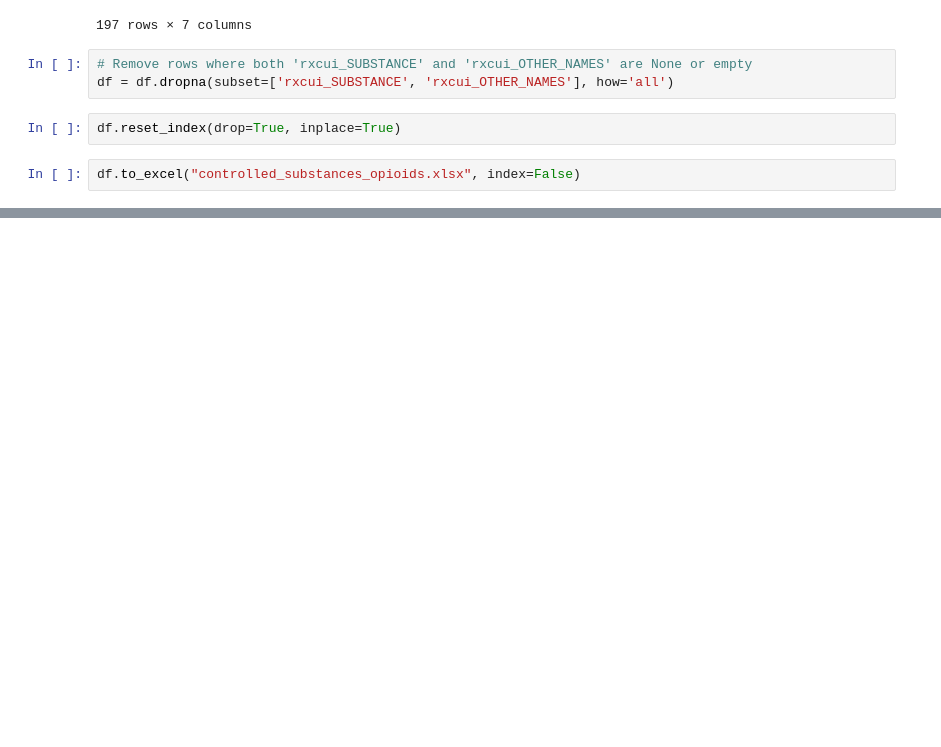
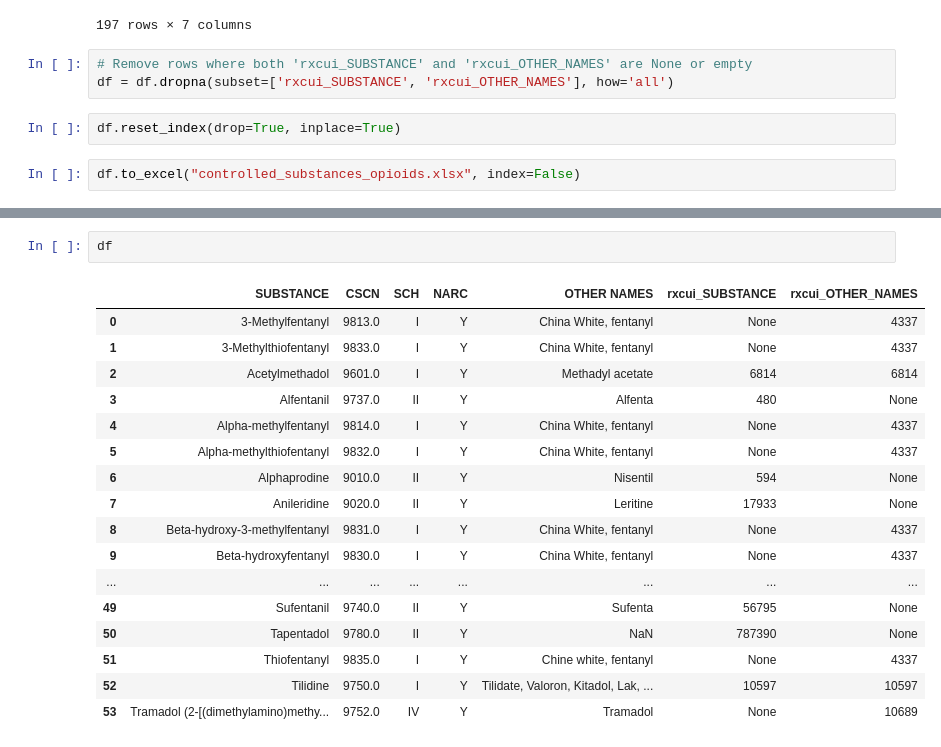
Before and after one commit to danielhmendoza01/Automatic_Code_Sets, a Jupyter notebook: RxNorm/Opioid/Ingredient2.ipynb, the cells around one changed output, grey strips where cells are left out. Saved outputs shown, nothing was run; the diff lists cells and outputs as text; blank space fills up the shorter version.

Commit message:
controlled substances mixmatch

```diff
--- a/RxNorm/Opioid/Ingredient2.ipynb
+++ b/RxNorm/Opioid/Ingredient2.ipynb
@@ -103,0 +126,20 @@ df.to_excel("controlled_substances_opioids.xlsx", index=False)
+# %%
+df
+# %% [output]
+|  | SUBSTANCE | CSCN | SCH | NARC | OTHER NAMES | rxcui_SUBSTANCE | rxcui_OTHER_NAMES |
+| 0 | 3-Methylfentanyl | 9813.0 | I | Y | China White, fentanyl | None | 4337 |
+| 1 | 3-Methylthiofentanyl | 9833.0 | I | Y | China White, fentanyl | None | 4337 |
+| 2 | Acetylmethadol | 9601.0 | I | Y | Methadyl acetate | 6814 | 6814 |
+| 3 | Alfentanil | 9737.0 | II | Y | Alfenta | 480 | None |
+| 4 | Alpha-methylfentanyl | 9814.0 | I | Y | China White, fentanyl | None | 4337 |
+| 5 | Alpha-methylthiofentanyl | 9832.0 | I | Y | China White, fentanyl | None | 4337 |
+| 6 | Alphaprodine | 9010.0 | II | Y | Nisentil | 594 | None |
+| 7 | Anileridine | 9020.0 | II | Y | Leritine | 17933 | None |
+| 8 | Beta-hydroxy-3-methylfentanyl | 9831.0 | I | Y | China White, fentanyl | None | 4337 |
+| 9 | Beta-hydroxyfentanyl | 9830.0 | I | Y | China White, fentanyl | None | 4337 |
+| ... | ... | ... | ... | ... | ... | ... | ... |
+| 49 | Sufentanil | 9740.0 | II | Y | Sufenta | 56795 | None |
+| 50 | Tapentadol | 9780.0 | II | Y | NaN | 787390 | None |
+| 51 | Thiofentanyl | 9835.0 | I | Y | Chine white, fentanyl | None | 4337 |
+| 52 | Tilidine | 9750.0 | I | Y | Tilidate, Valoron, Kitadol, Lak, ... | 10597 | 10597 |
+| 53 | Tramadol (2-[(dimethylamino)methy... | 9752.0 | IV | Y | Tramadol | None | 10689 |
```
Also changed, not shown: parts of 12 cells of this notebook, 4 other files.
